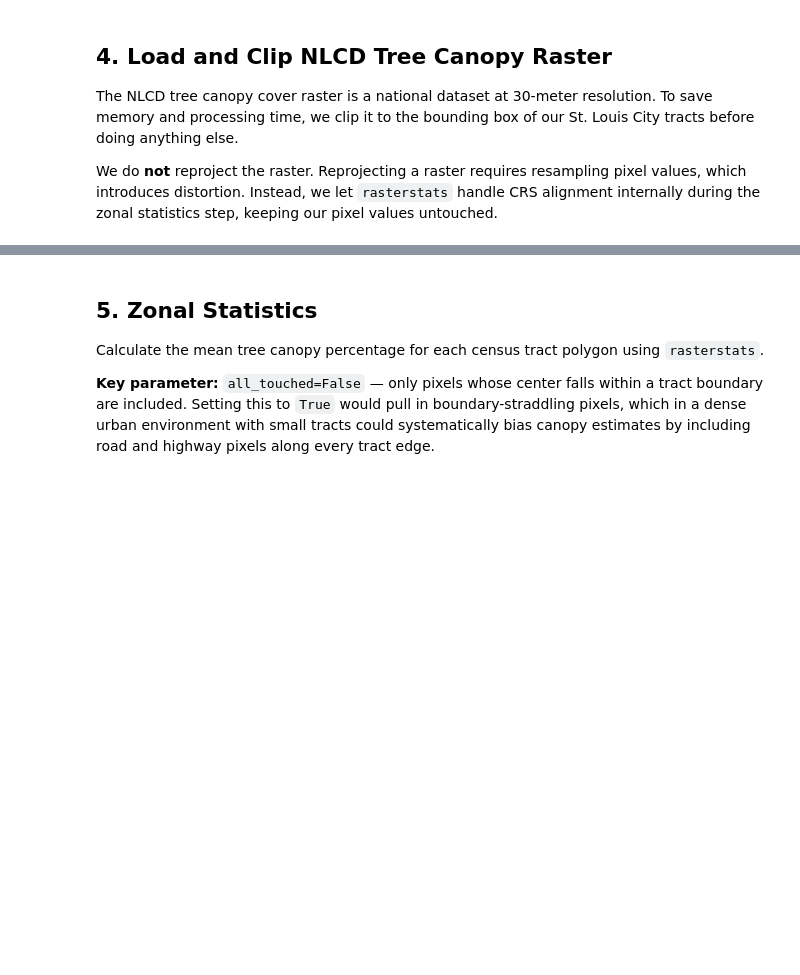
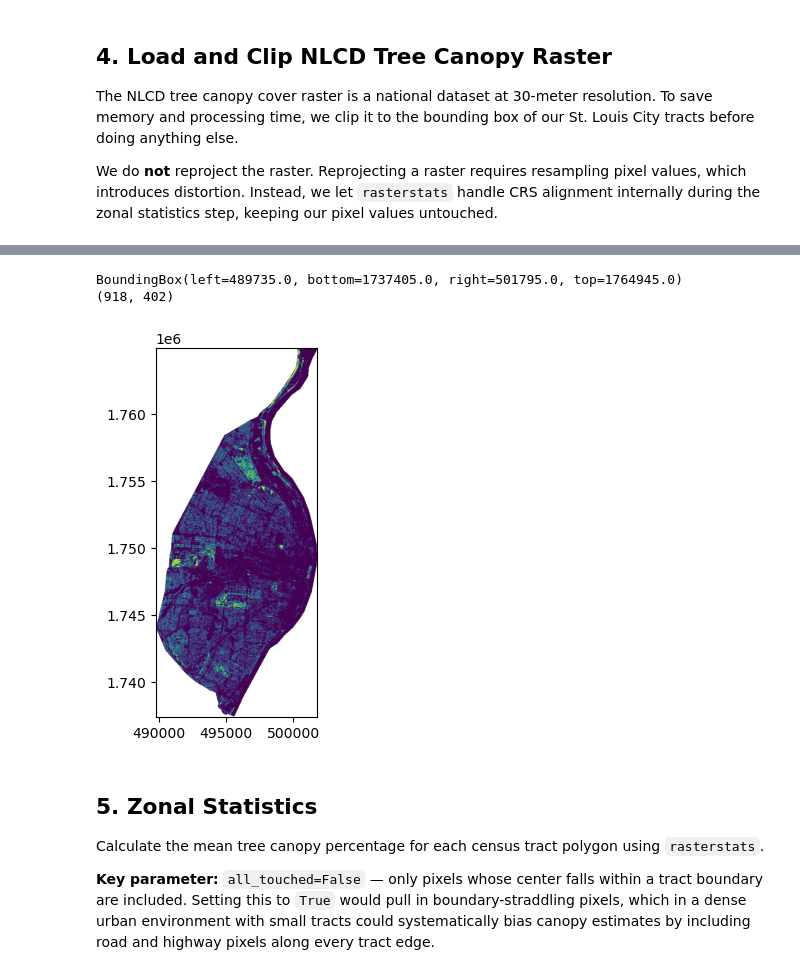
Before and after one commit to dander1989/urban_shade_income, a Jupyter notebook: notebook.ipynb, the cells around one changed output, grey strips where cells are left out. Drawn from its saved outputs; the diff is of its cells as text; code cells hidden in the pictures; blank space fills up the shorter version.

Commit message:
Add rasterio logic to clip and save raster to geometry bounds

```diff
--- a/notebook.ipynb
+++ b/notebook.ipynb
@@ -189,3 +244,15 @@ We do **not** reproject the raster. Reprojecting a raster requires resampling pi
+# %%
+# Sanity checks on clipped raster
+with rasterio.open(output_path) as src:
+    new_raster_shape = src.shape
+    new_raster_bounds = src.bounds
+    print(new_raster_bounds)
+    print(new_raster_shape)
+    show(src)
+# %% [output]
+BoundingBox(left=489735.0, bottom=1737405.0, right=501795.0, top=1764945.0)
+(918, 402)
+[figure, added]
 # %% [markdown]
 ## 5. Zonal Statistics
 
```
Also changed, not shown: parts of 3 cells of this notebook.
